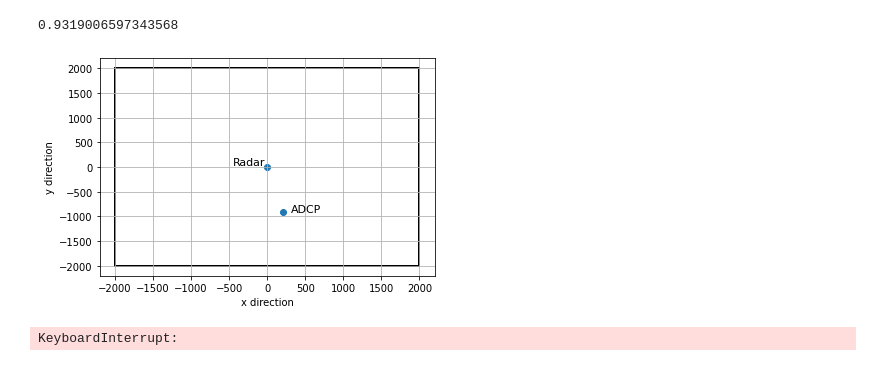
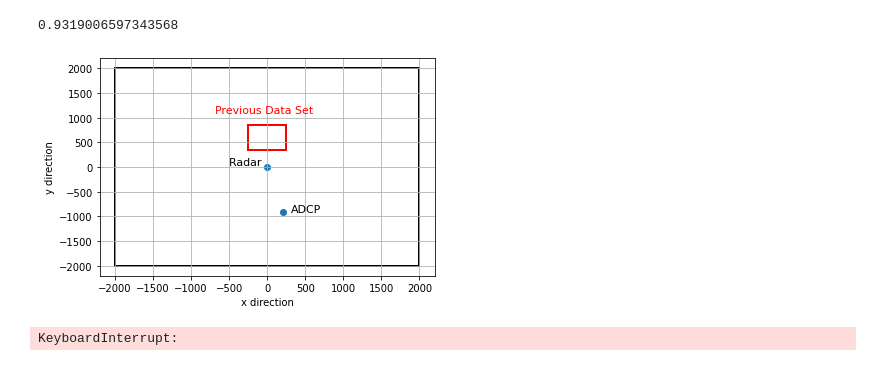
Before and after one commit to joeyanderson1/4th-Year-Thesis, a Jupyter notebook: ADCP Data.ipynb, the cells around one changed output. Cells and saved outputs as stored; diff of their text form; code cells hidden in the pictures.

Commit message:
Map wIth previous data plotted
Map wIth previous data plotted

```diff
--- a/ADCP Data.ipynb
+++ b/ADCP Data.ipynb
@@ -155,28 +156,52 @@ km_distance
 # %%
 adcp_lat_m = adj * 1000
 adcp_long_m = opp * 1000
+# %%
+sys.path.append("C:\\Users\josep\Desktop\PHYC40900_Project TP")
+f = h5py.File('C:\\Users\josep\Desktop\PHYC40900_Project TP\Real Data Sets\First Tel-Aviv data', 'r')
+x = f.get('x')
+y = f.get('y')
+t = f.get('t')
+wamos = f.get('wamos')
+
+x = np.array(x)
+y = np.array(y)
+t = np.array(t)
+wamos = np.array(wamos)
+# %%
+def mean(x):
+    return np.sum(x)/len(x)
 # %%
 # Create scatter plot
 plt.scatter(x=np.array([radar_0_lat, adcp_lat_m]), y=np.array([radar_0_long, -adcp_long_m]))
 
 # Label each point with an offset
-plt.text(radar_lat -55 , radar_long , 'Radar', fontsize=11, ha='right')
+plt.text(radar_lat -55 , radar_long , 'Radar ', fontsize=11, ha='right')
 plt.text(adcp_lat_m + 500, -adcp_long_m , 'ADCP', fontsize=11, ha='right')
 
 plt.grid(True)
 
 square_side = 4000
 square_center = (0, 0)
 square = patches.Rectangle((square_center[0] - square_side / 2, square_center[1] - square_side / 2),
                            square_side, square_side, linewidth=1, edgecolor='black',  facecolor='none', lw = "2")
 plt.gca().add_patch(square)
 
+square_side = np.max(x) - x[0]
+square_center = (mean(x), mean(y))
+square = patches.Rectangle((square_center[0] - square_side / 2, square_center[1] - square_side / 2),
+                           square_side, square_side, linewidth=1, edgecolor='red',  facecolor='none', lw = "2")
+plt.gca().add_patch(square)
+
+plt.text(600 , 1100 , 'Previous Data Set', fontsize=11, ha='right', color ='red')
+
+
 plt.xlabel("x direction")
 plt.ylabel("y direction")
 # Show the plot
 plt.show()
 # %% [output]
-[figure, old version]
+[figure, new version]
 # %%
 # importing the libraries
 %matplotlib inline
```
Also changed, not shown: parts of 13 cells of this notebook.
